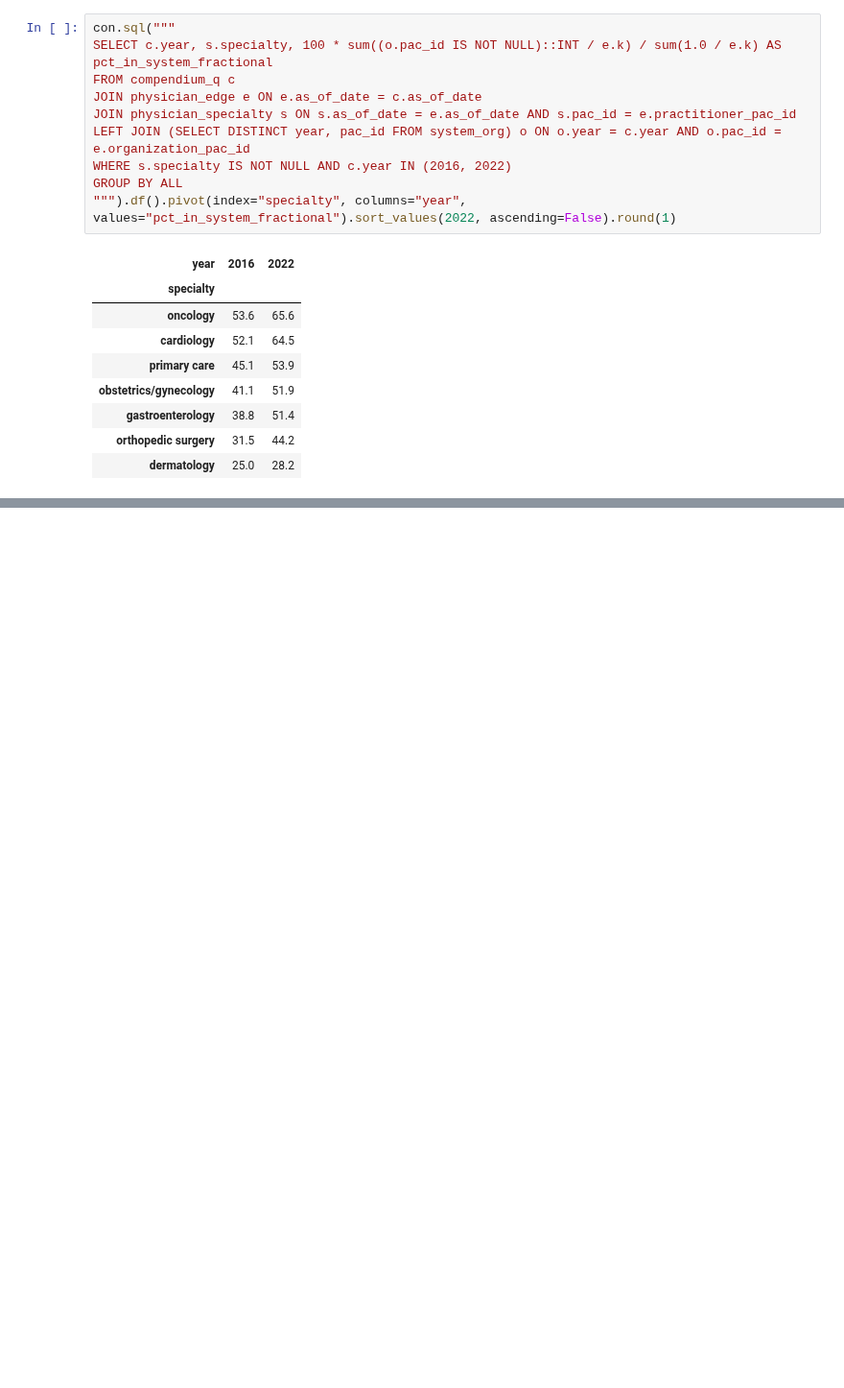
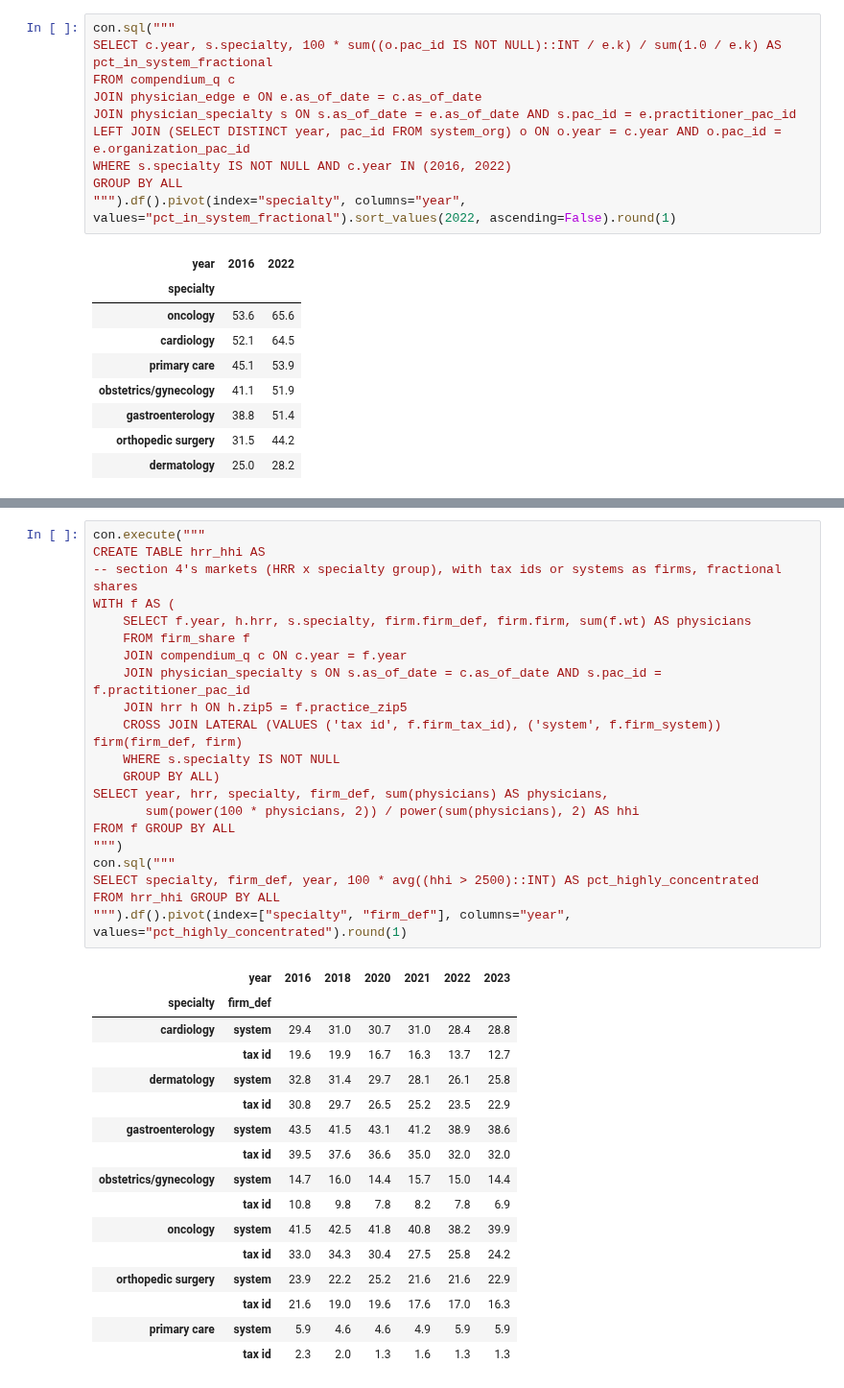
Before and after one commit to nathansutton/healthcare-ledger, a Jupyter notebook: research/provider-networks/provider_networks.ipynb, the cells around one changed output, grey strips where cells are left out. Shown at 96% size. Saved outputs shown, nothing was run; the diff lists cells and outputs as text; blank space fills up the shorter version.

```diff
--- a/research/provider-networks/provider_networks.ipynb
+++ b/research/provider-networks/provider_networks.ipynb
@@ -823,0 +942,38 @@ Next steps, each a published measure the graph is now ready for, not done here:
+# %%
+con.execute("""
+CREATE TABLE hrr_hhi AS
+-- section 4's markets (HRR x specialty group), with tax ids or systems as firms, fractional shares
+WITH f AS (
+    SELECT f.year, h.hrr, s.specialty, firm.firm_def, firm.firm, sum(f.wt) AS physicians
+    FROM firm_share f
+    JOIN compendium_q c ON c.year = f.year
+    JOIN physician_specialty s ON s.as_of_date = c.as_of_date AND s.pac_id = f.practitioner_pac_id
+    JOIN hrr h ON h.zip5 = f.practice_zip5
+    CROSS JOIN LATERAL (VALUES ('tax id', f.firm_tax_id), ('system', f.firm_system)) firm(firm_def, firm)
+    WHERE s.specialty IS NOT NULL
+    GROUP BY ALL)
+SELECT year, hrr, specialty, firm_def, sum(physicians) AS physicians,
+       sum(power(100 * physicians, 2)) / power(sum(physicians), 2) AS hhi
+FROM f GROUP BY ALL
+""")
+con.sql("""
+SELECT specialty, firm_def, year, 100 * avg((hhi > 2500)::INT) AS pct_highly_concentrated
+FROM hrr_hhi GROUP BY ALL
+""").df().pivot(index=["specialty", "firm_def"], columns="year", values="pct_highly_concentrated").round(1)
+# %% [output]
+|  | year | 2016 | 2018 | 2020 | 2021 | 2022 | 2023 |
+| specialty | firm_def |  |  |  |  |  |  |
+| cardiology | system | 29.4 | 31.0 | 30.7 | 31.0 | 28.4 | 28.8 |
+|  | tax id | 19.6 | 19.9 | 16.7 | 16.3 | 13.7 | 12.7 |
+| dermatology | system | 32.8 | 31.4 | 29.7 | 28.1 | 26.1 | 25.8 |
+|  | tax id | 30.8 | 29.7 | 26.5 | 25.2 | 23.5 | 22.9 |
+| gastroenterology | system | 43.5 | 41.5 | 43.1 | 41.2 | 38.9 | 38.6 |
+|  | tax id | 39.5 | 37.6 | 36.6 | 35.0 | 32.0 | 32.0 |
+| obstetrics/gynecology | system | 14.7 | 16.0 | 14.4 | 15.7 | 15.0 | 14.4 |
+|  | tax id | 10.8 | 9.8 | 7.8 | 8.2 | 7.8 | 6.9 |
+| oncology | system | 41.5 | 42.5 | 41.8 | 40.8 | 38.2 | 39.9 |
+|  | tax id | 33.0 | 34.3 | 30.4 | 27.5 | 25.8 | 24.2 |
+| orthopedic surgery | system | 23.9 | 22.2 | 25.2 | 21.6 | 21.6 | 22.9 |
+|  | tax id | 21.6 | 19.0 | 19.6 | 17.6 | 17.0 | 16.3 |
+| primary care | system | 5.9 | 4.6 | 4.6 | 4.9 | 5.9 | 5.9 |
+|  | tax id | 2.3 | 2.0 | 1.3 | 1.6 | 1.3 | 1.3 |
```
Also changed, not shown: parts of 19 cells of this notebook, 10 other files.
